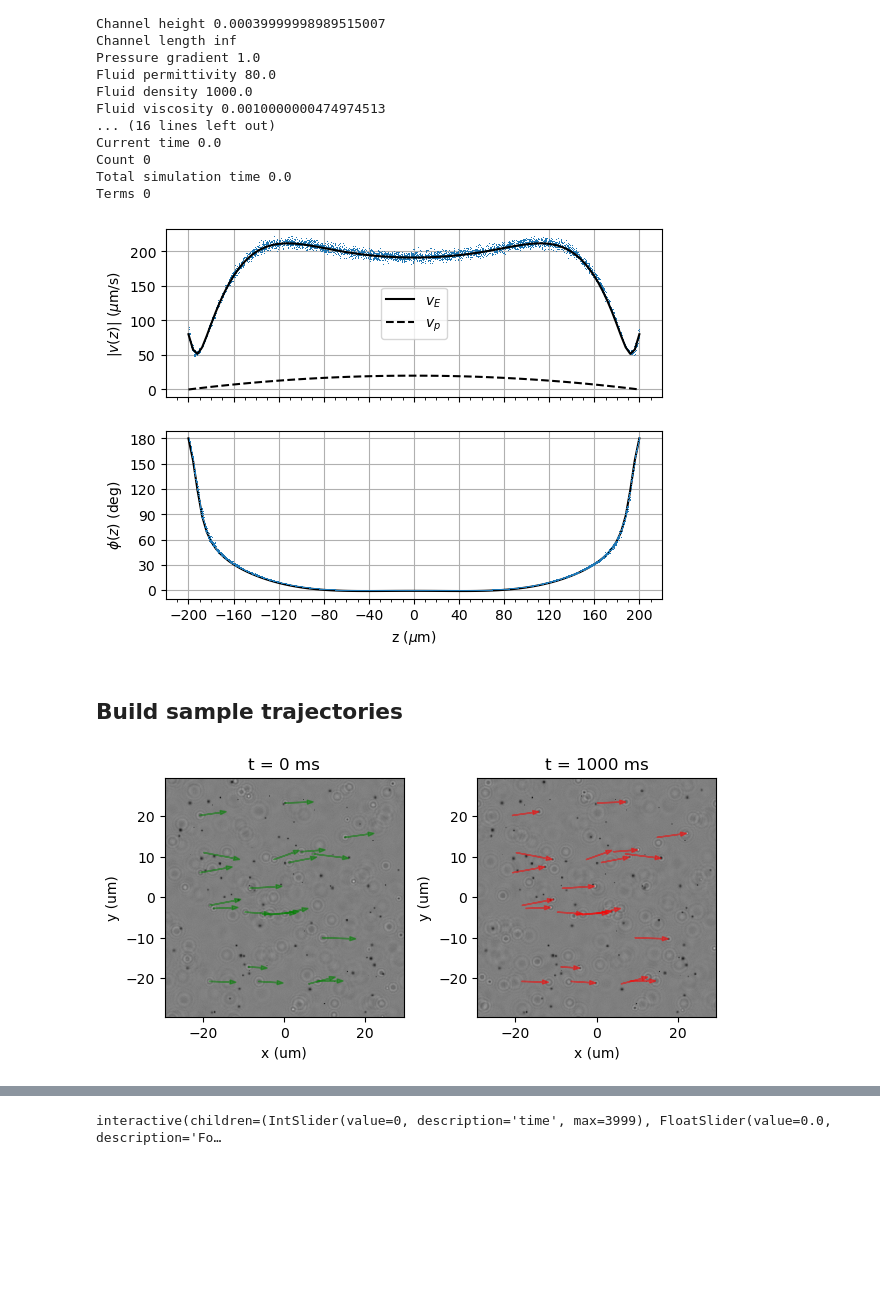
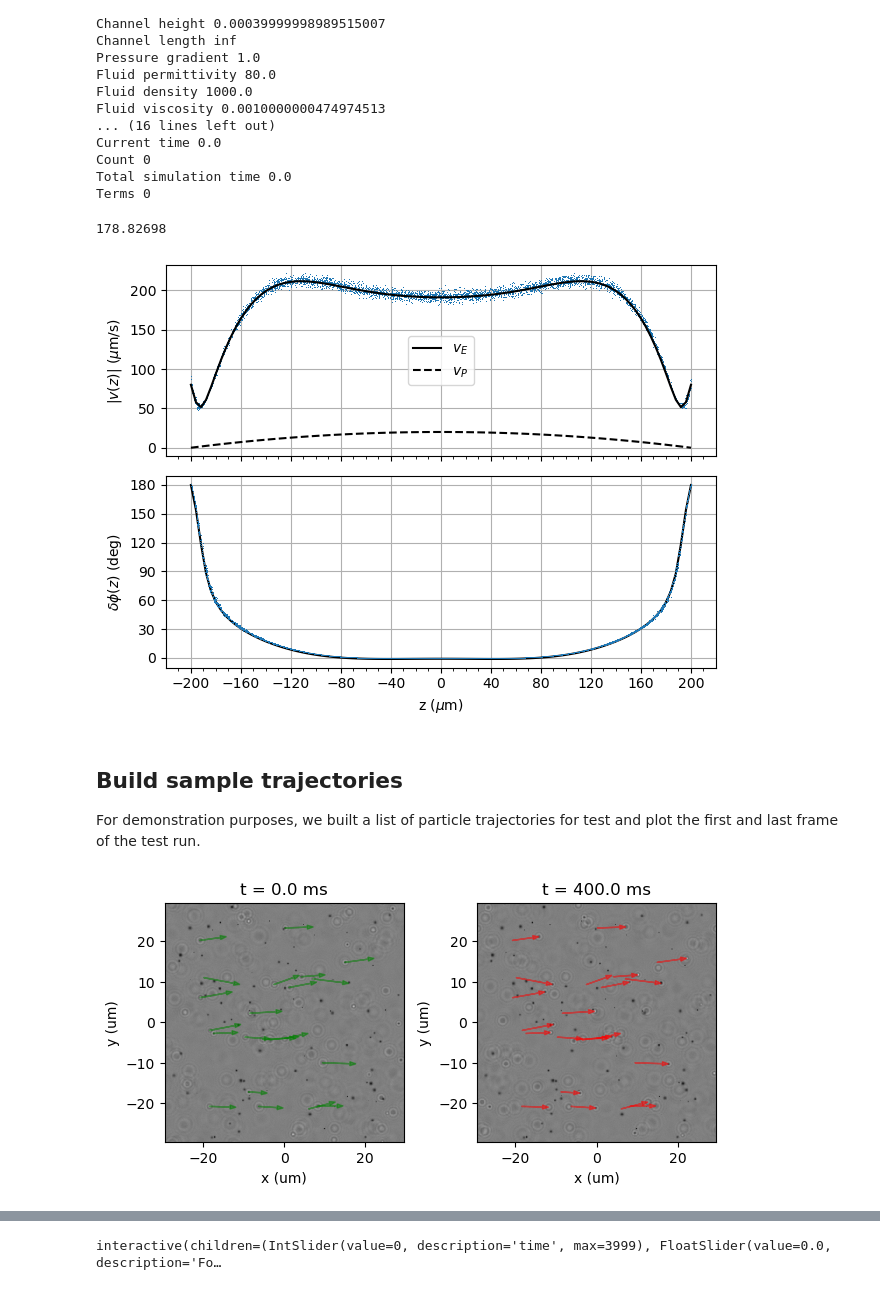
Before and after one commit to andrej5elin/mie_particle_motion, a Jupyter notebook: pom.ipynb, the cells around one changed output, grey strips where cells are left out. Cells and saved outputs as stored; diff of their text form; code cells hidden in the pictures; blank space fills up the shorter version.

```diff
--- a/pom.ipynb
+++ b/pom.ipynb
@@ -145,39 +160,48 @@ _xticks = np.arange(-200,201,40)
 
 axs[0].plot(particle_zs*1000000, 1e6*e_field*np.abs(complex_mobility),"C0,")
 
 axs[0].plot(channel_zs*1000000,1e6*e_field*np.abs(ep_sim.get_complex_mobility(z=channel_zs,mobility = mobility_mean)),"k-", label=r"$v_{E}$")
 
-axs[0].plot(channel_zs*1000000,1e6*velocity_profile,"k--", label=r"$v_{p}$")
+axs[0].plot(channel_zs*1000000,1e6*velocity_profile,"k--", label=r"$v_{P}$")
 
 #axs[0].set_ylabel(r"$|\mu(z)|$ [m$^2$/Vs]")
 axs[0].set_ylabel(r"$|v(z)|$ ($\mu$m/s)")
 axs[0].set_xticks(_xticks)
 axs[0].set_xticklabels([])
 axs[0].xaxis.minorticks_on()
 axs[0].grid()
 axs[0].legend()
 #axs[0].set_xlabel(r"z [$\mu$m]")
 #axs[0].title(r"Absolute mobility")
 
 _yticks = np.arange(0,181,30)
+#_yticks = np.arange(-180,1,30)
 
+# multiply the complex mobility by -1 to shift the phase by 180 degrees
 axs[1].plot(channel_zs*1000000,180/np.pi*np.angle(-ep_sim.get_complex_mobility(z=channel_zs,mobility = mobility_mean)),"k-")
-axs[1].plot(particle_zs*1000000, 180/np.pi*np.angle(-complex_mobility),"C0,")
+axs[1].plot(particle_zs*1000000, (180/np.pi*np.angle(-complex_mobility)),"C0,")
+
+print((180/np.pi*np.angle(-complex_mobility)+180).min())
 
 axs[1].set_xticks(_xticks)
 axs[1].set_yticks(_yticks)
 #axs[1].title(r"Relative phase")
 axs[1].set_xlabel(r"z ($\mu$m)")
-axs[1].set_ylabel(r"$\phi(z)$ (deg)")
+axs[1].set_ylabel(r"$\delta\phi(z)$ (deg)")
 axs[1].xaxis.minorticks_on()
 axs[1].grid()
 
+plt.tight_layout()
+
 plt.savefig("velocities.pdf")
 plt.savefig("velocities.png")
 # %% [output]
+178.82698
-[figure, old version]
+[figure, new version]
-# %% [markdown]
-## Build sample trajectories
+# %% [markdown]
+## Build sample trajectories
+
+For demonstration purposes, we built a list of particle trajectories for test and plot the first and last frame of the test run.
 # %%
 # build test trajectories
 
@@ -226,8 +250,10 @@ im = object_plane.imshow(images[0], ax = axs[0], cmap = "gray", vmin = 0, vmax =
 im = object_plane.imshow(images[1], ax = axs[1], cmap = "gray", vmin = 0, vmax = 1)
 #add_colorbar(fig,im,axs[1])
 
-axs[0].set_title(f"t = {0} ms")
-axs[1].set_title(f"t = {1000} ms")
+tmax =len(test_trajectories) * ep_sim.time_step * 1000
+
+axs[0].set_title(f"t = {0.0} ms")
+axs[1].set_title(f"t = {tmax:.1f} ms")
 
 r0 = r0[zmask][:,0:2] # + step/2.#/step #+ (WIDTH/2, HEIGHT/2)
 r1 = r1[zmask][:,0:2] # + step/2./step + (WIDTH/2, HEIGHT/2)
@@ -257,7 +283,7 @@ plt.tight_layout()
 plt.savefig("particle_video.pdf")
 plt.savefig("particle_video.png")
 # %% [output]
-[figure, old version]
+[figure, new version]
 # %%
 # plot side profile of the capillary
 
```
Also changed, not shown: parts of 12 cells of this notebook, 8 other files.
